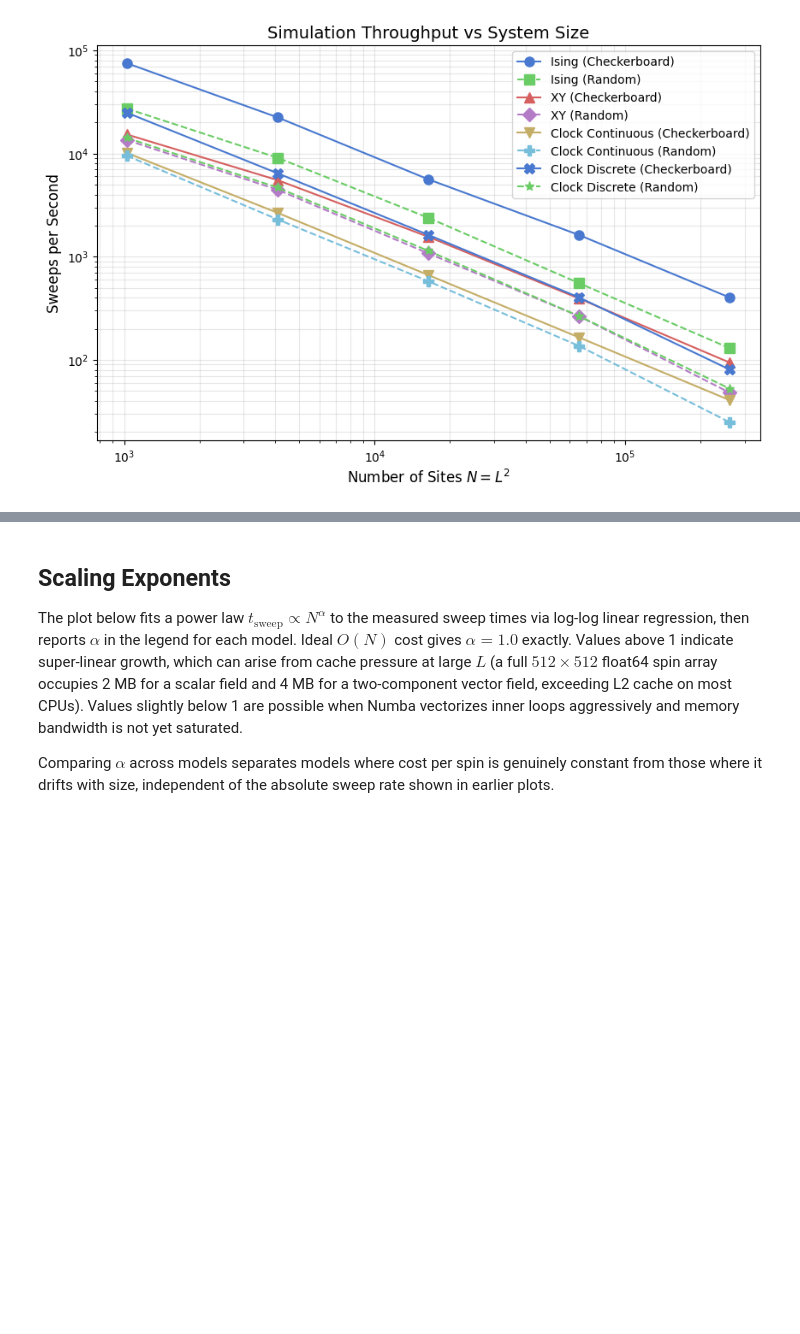
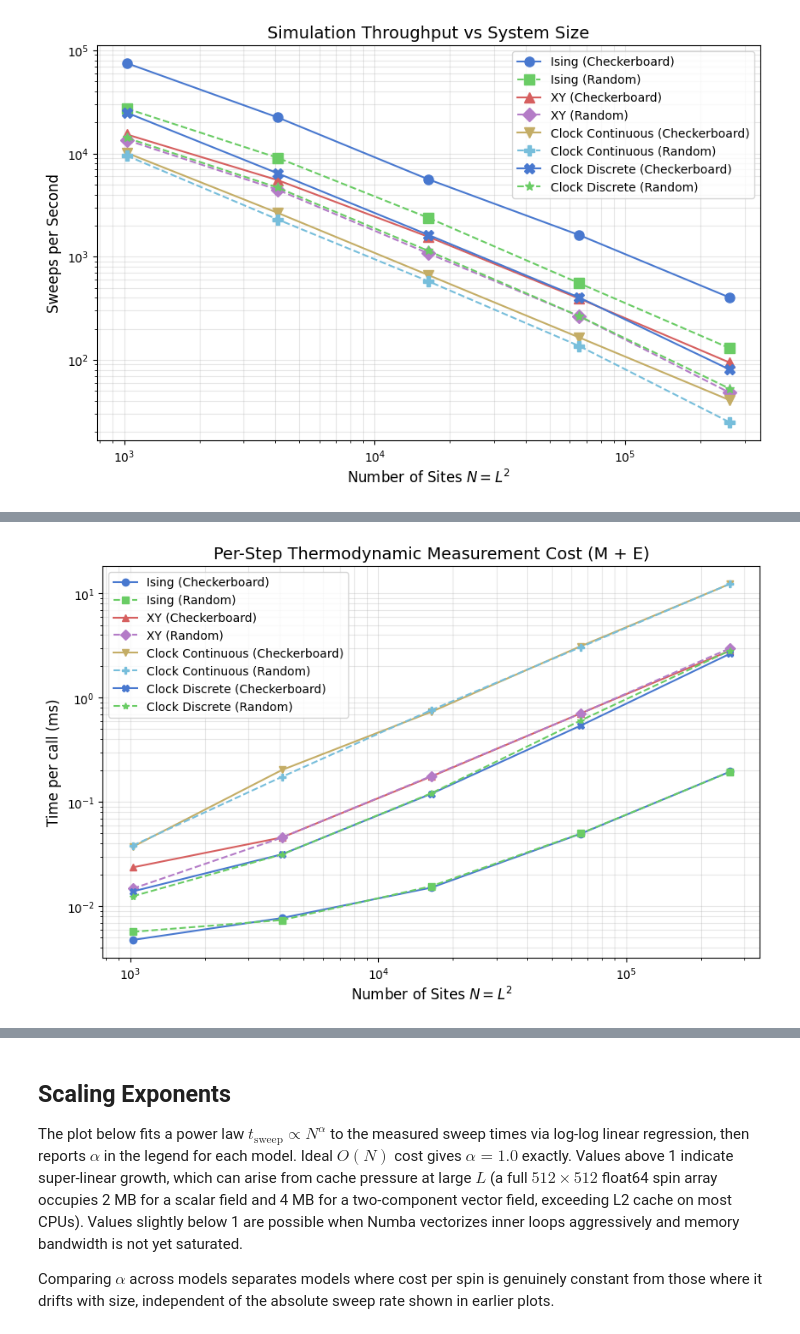
Before and after one commit to manganite/VibeSpin, a Jupyter notebook: Performance_Benchmarks.ipynb, the cells around one changed output, grey strips where cells are left out. Saved outputs shown, nothing was run; the diff lists cells and outputs as text; code cells hidden in the pictures; blank space fills up the shorter version.

```diff
--- a/Performance_Benchmarks.ipynb
+++ b/Performance_Benchmarks.ipynb
@@ -226 +167,22 @@ plt.show()
+# %%
+plt.figure(figsize=(10, 6))
+
+for name in results:
+    L_vals = sorted(results[name].keys())
+    N_vals = [L*L for L in L_vals]
+    thermo_vals = [results[name][L]['thermo_ms'] for L in L_vals]
+    plt.loglog(
+        N_vals, thermo_vals,
+        marker=MODEL_MARKERS[name], linestyle=MODEL_LS[name], color=MODEL_COLORS[name],
+        label=name,
+    )
+
+plt.title('Per-Step Thermodynamic Measurement Cost (M + E)', fontsize=14)
+plt.xlabel('Number of Sites $N = L^2$', fontsize=12)
+plt.ylabel('Time per call (ms)', fontsize=12)
+plt.grid(True, which='both', alpha=0.3)
+plt.legend()
+plt.show()
+# %% [output]
+[figure, added]
 # %% [markdown]
```
Also changed, not shown: parts of 15 cells of this notebook.
